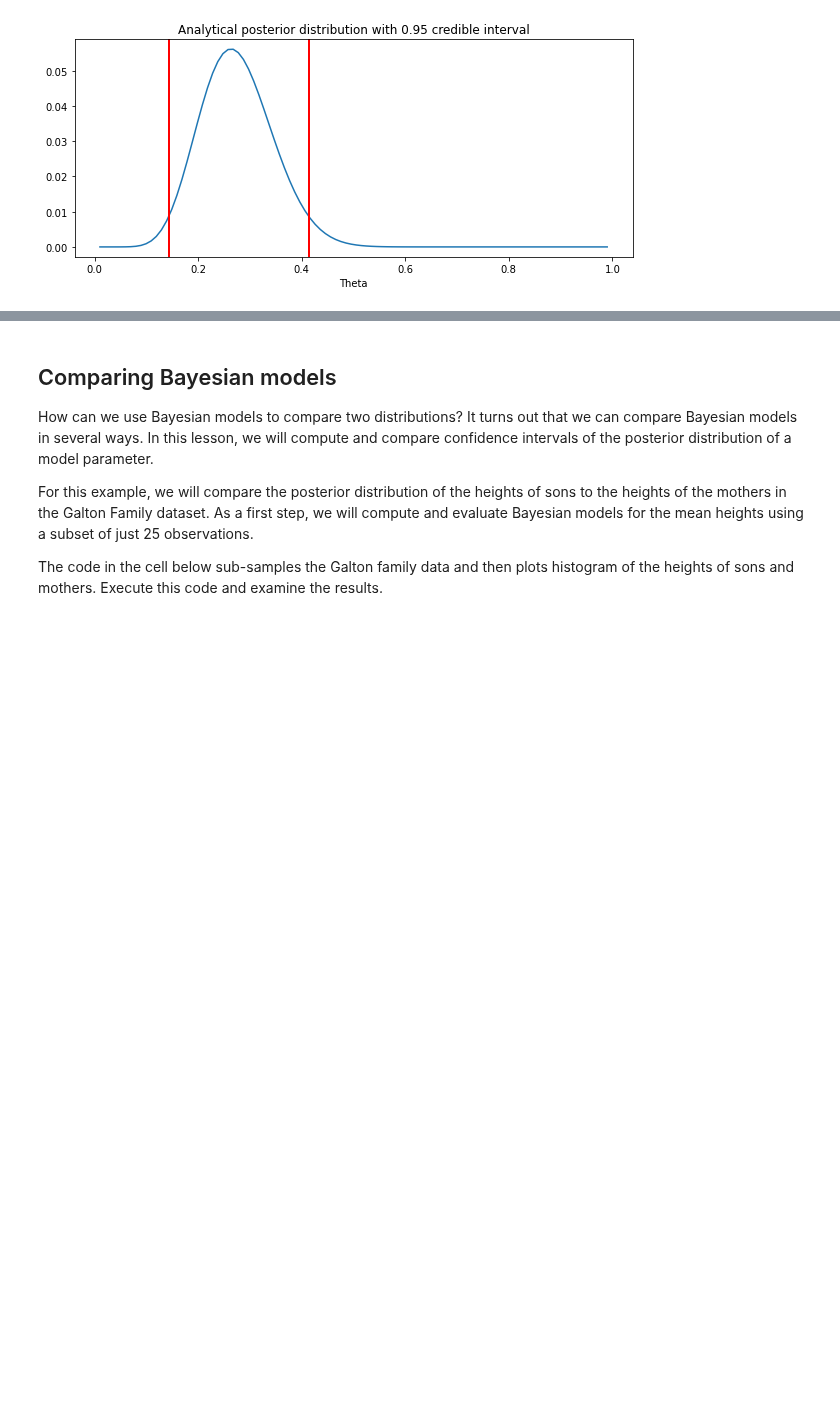
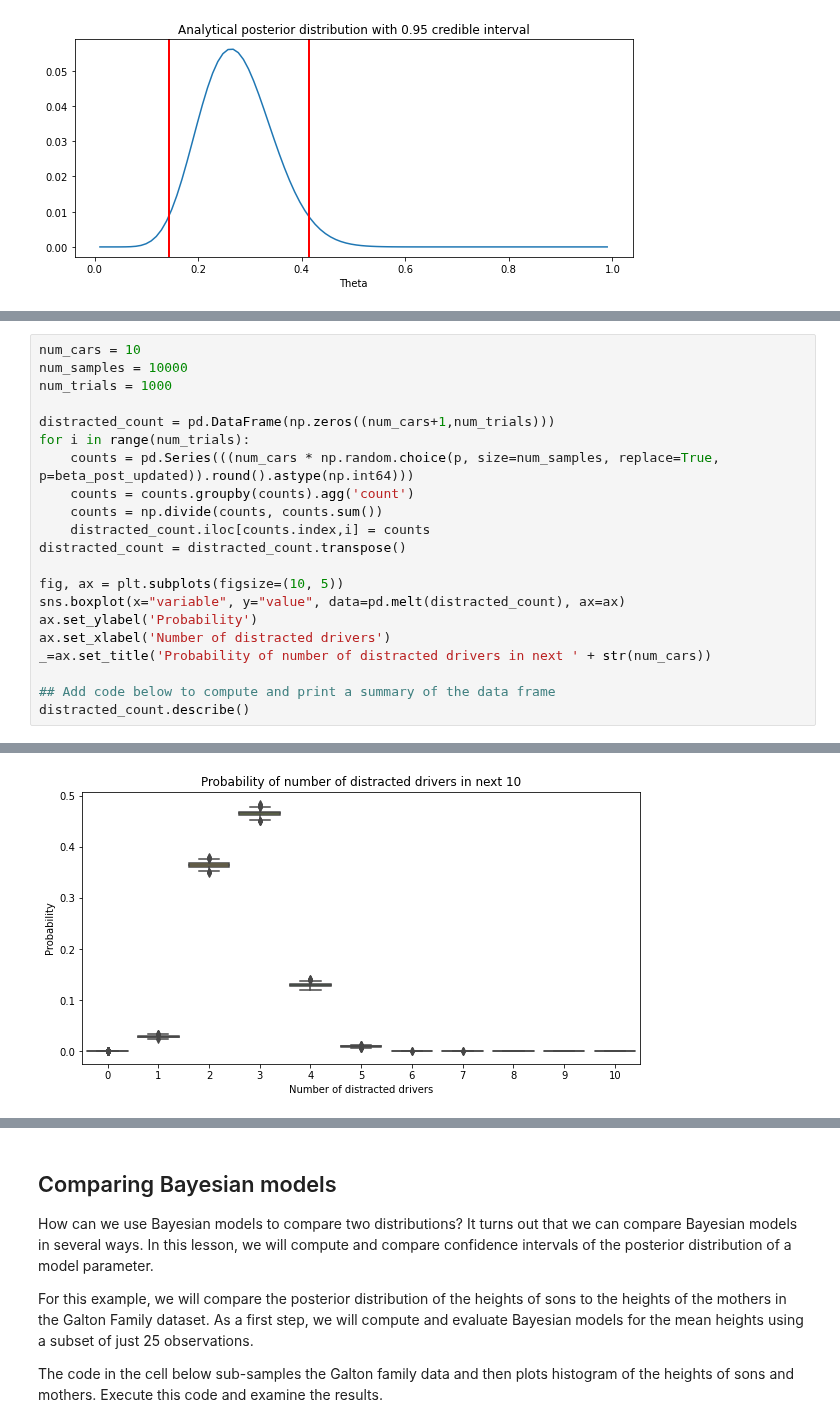
Before and after one commit to StephenElston/DataScience410, a Jupyter notebook: Lecture5/IntroductionToBayes.ipynb, the cells around one changed output, grey strips where cells are left out. Cells and saved outputs as stored; diff of their text form; blank space fills up the shorter version.

```diff
--- a/Lecture5/IntroductionToBayes.ipynb
+++ b/Lecture5/IntroductionToBayes.ipynb
@@ -781,0 +812,22 @@ NameError: name 'numpy' is not defined
+# %%
+num_cars = 10
+num_samples = 10000
+num_trials = 1000
+
+distracted_count = pd.DataFrame(np.zeros((num_cars+1,num_trials)))
+for i in range(num_trials):
+    counts = pd.Series(((num_cars * np.random.choice(p, size=num_samples, replace=True, p=beta_post_updated)).round().astype(np.int64)))
+    counts = counts.groupby(counts).agg('count')
+    counts = np.divide(counts, counts.sum())
+    distracted_count.iloc[counts.index,i] = counts
+distracted_count = distracted_count.transpose()
+
+fig, ax = plt.subplots(figsize=(10, 5))
+sns.boxplot(x="variable", y="value", data=pd.melt(distracted_count), ax=ax)
+ax.set_ylabel('Probability')
+ax.set_xlabel('Number of distracted drivers')
+_=ax.set_title('Probability of number of distracted drivers in next ' + str(num_cars))
+
+## Add code below to compute and print a summary of the data frame
+distracted_count.describe()
+# %% [output]
@@ -781,0 +843 @@ NameError: name 'numpy' is not defined
+[figure, added]
```
Also changed, not shown: parts of 17 cells of this notebook.
